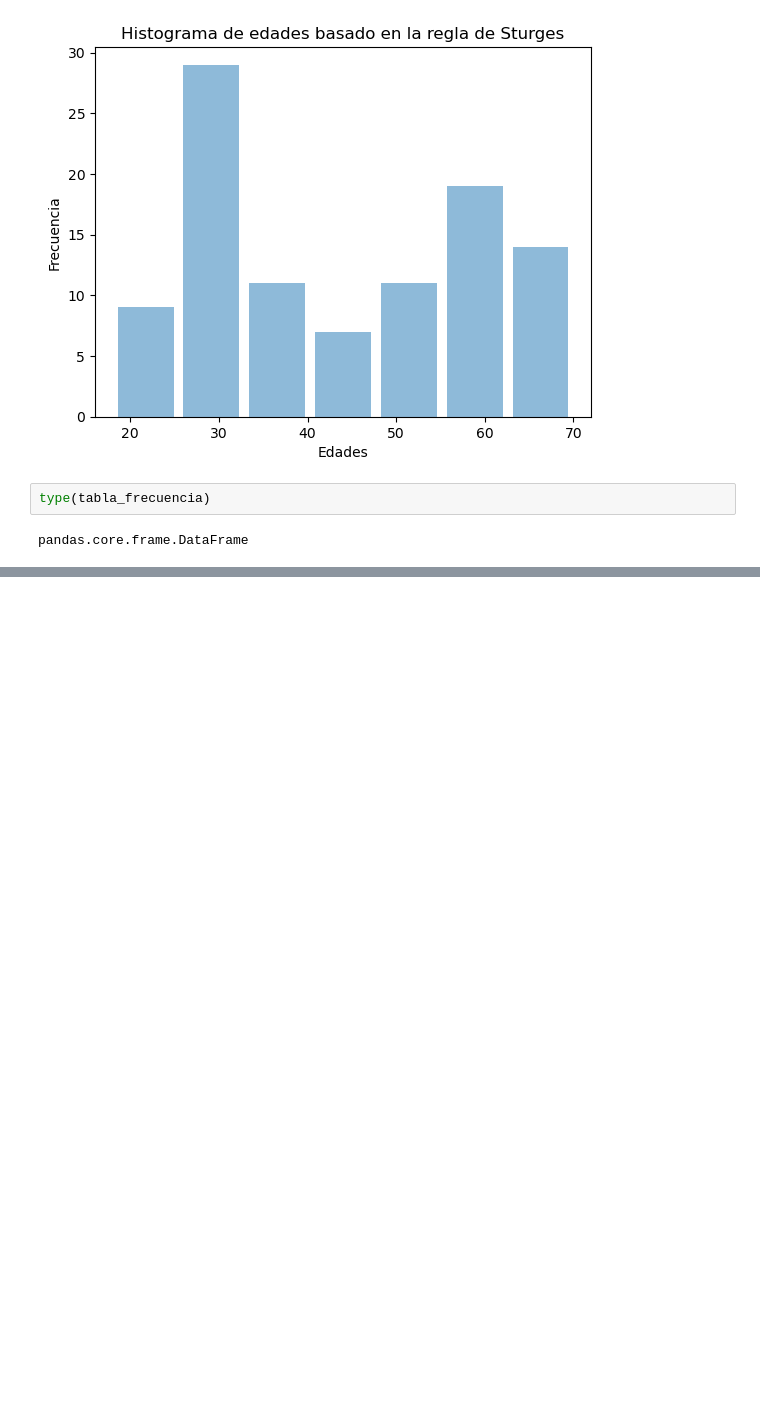
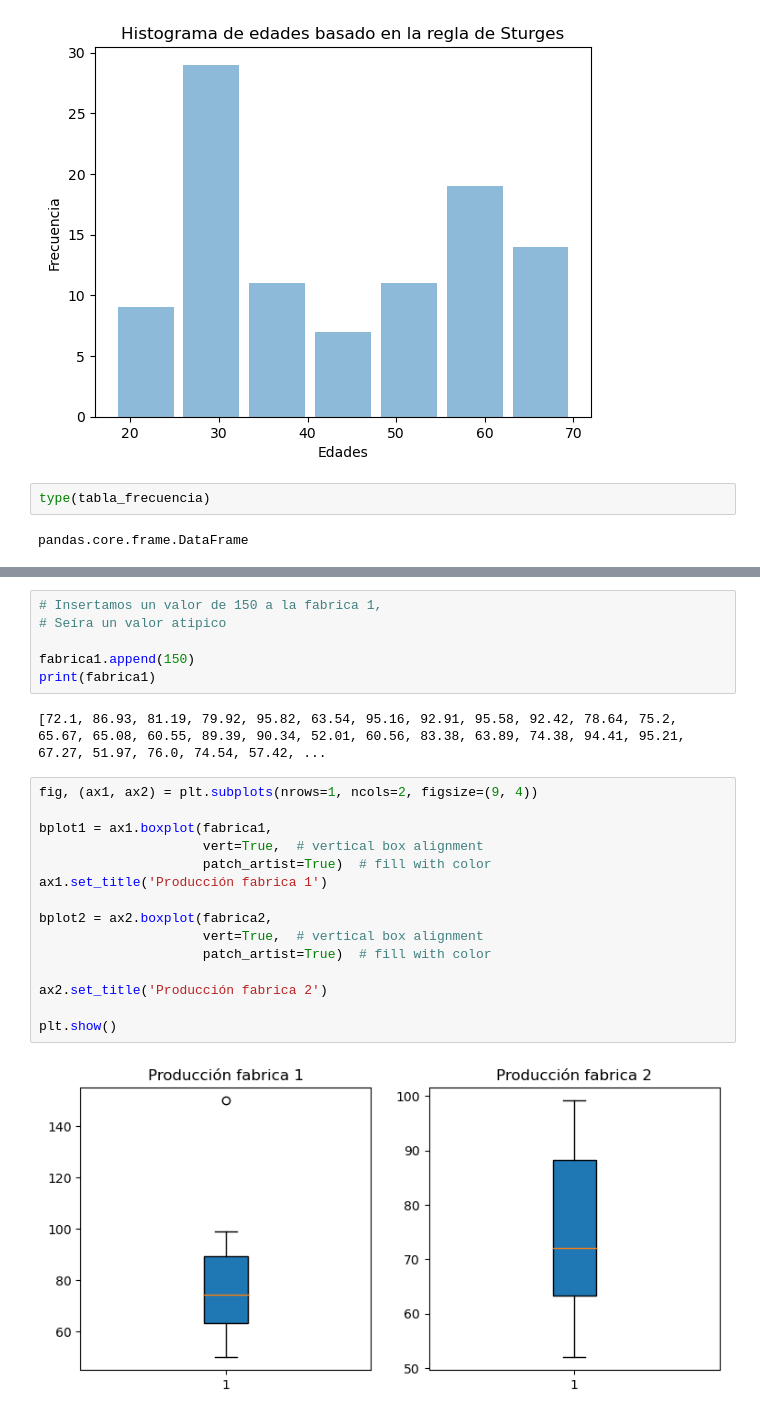
Before and after one commit to JoseGabriel-ITD/Probabilidad, a Jupyter notebook: Unidad-1/PRO_U1_practica1.ipynb, the cells around one changed output, grey strips where cells are left out. Drawn from its saved outputs; the diff is of its cells as text; blank space fills up the shorter version.

```diff
--- a/Unidad-1/PRO_U1_practica1.ipynb
+++ b/Unidad-1/PRO_U1_practica1.ipynb
@@ -618,0 +768,25 @@ pandas.core.frame.DataFrame
+# %%
+# Insertamos un valor de 150 a la fabrica 1,
+# Seíra un valor atipico
+
+fabrica1.append(150)
+print(fabrica1)
+# %% [output]
+[72.1, 86.93, 81.19, 79.92, 95.82, 63.54, 95.16, 92.91, 95.58, 92.42, 78.64, 75.2, 65.67, 65.08, 60.55, 89.39, 90.34, 52.01, 60.56, 83.38, 63.89, 74.38, 94.41, 95.21, 67.27, 51.97, 76.0, 74.54, 57.42, ...
+# %%
+fig, (ax1, ax2) = plt.subplots(nrows=1, ncols=2, figsize=(9, 4))
+
+bplot1 = ax1.boxplot(fabrica1,
+                     vert=True,  # vertical box alignment
+                     patch_artist=True)  # fill with color
+ax1.set_title('Producción fabrica 1')
+
+bplot2 = ax2.boxplot(fabrica2,
+                     vert=True,  # vertical box alignment
+                     patch_artist=True)  # fill with color
+
+ax2.set_title('Producción fabrica 2')
+
+plt.show()
+# %% [output]
+[figure, added]
```
Also changed, not shown: parts of 25 cells of this notebook.
